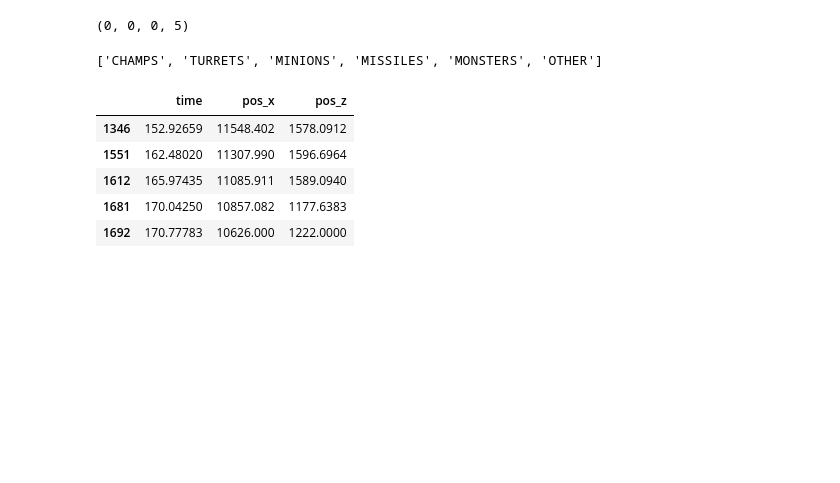
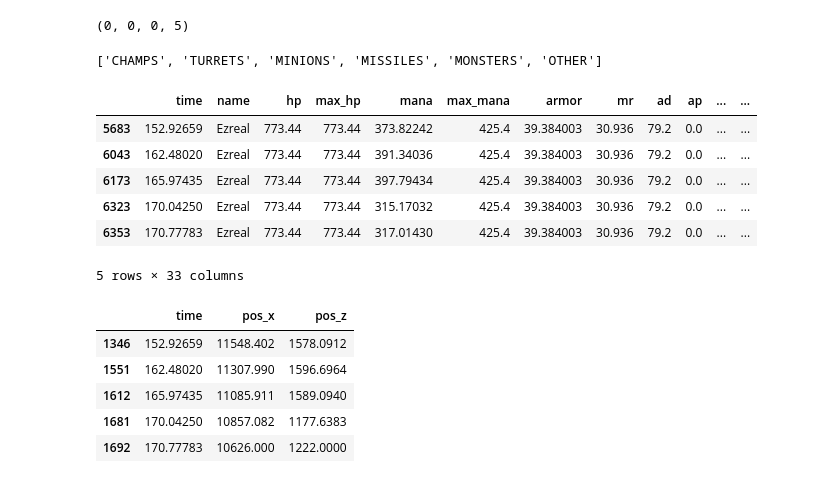
Before and after one commit to MiscellaneousStuff/tlol-analysis, a Jupyter notebook: obs_act_spec_clean.ipynb, the cells around one changed output. Saved outputs shown, nothing was run; the diff lists cells and outputs as text; code cells hidden in the pictures; blank space fills up the shorter version.

```diff
--- a/obs_act_spec_clean.ipynb
+++ b/obs_act_spec_clean.ipynb
@@ -538,6 +538,18 @@ minions_autos  = minions_pos_df.loc[minions_found_aa[minions_found_aa].index][["
 AUTO_ATTACK_TARGETS
 # %% [output]
 ['CHAMPS', 'TURRETS', 'MINIONS', 'MISSILES', 'MONSTERS', 'OTHER']
+# %%
+# auto x delta, auto y delta (all relative to player)
+player_auto_obs_df = player_df[player_df['time'].isin(minions_autos["time"])]
+player_auto_obs_df
+# %% [output]
+|  | time | name | hp | max_hp | mana | max_mana | armor | mr | ad | ap | ... | ... |
+| 5683 | 152.92659 | Ezreal | 773.44 | 773.44 | 373.82242 | 425.4 | 39.384003 | 30.936 | 79.2 | 0.0 | ... | ... |
+| 6043 | 162.48020 | Ezreal | 773.44 | 773.44 | 391.34036 | 425.4 | 39.384003 | 30.936 | 79.2 | 0.0 | ... | ... |
+| 6173 | 165.97435 | Ezreal | 773.44 | 773.44 | 397.79434 | 425.4 | 39.384003 | 30.936 | 79.2 | 0.0 | ... | ... |
+| 6323 | 170.04250 | Ezreal | 773.44 | 773.44 | 315.17032 | 425.4 | 39.384003 | 30.936 | 79.2 | 0.0 | ... | ... |
+| 6353 | 170.77783 | Ezreal | 773.44 | 773.44 | 317.01430 | 425.4 | 39.384003 | 30.936 | 79.2 | 0.0 | ... | ... |
+5 rows × 33 columns
 # %%
 minions_autos
 # %% [output]
```
Also changed, not shown: 1 other file.
